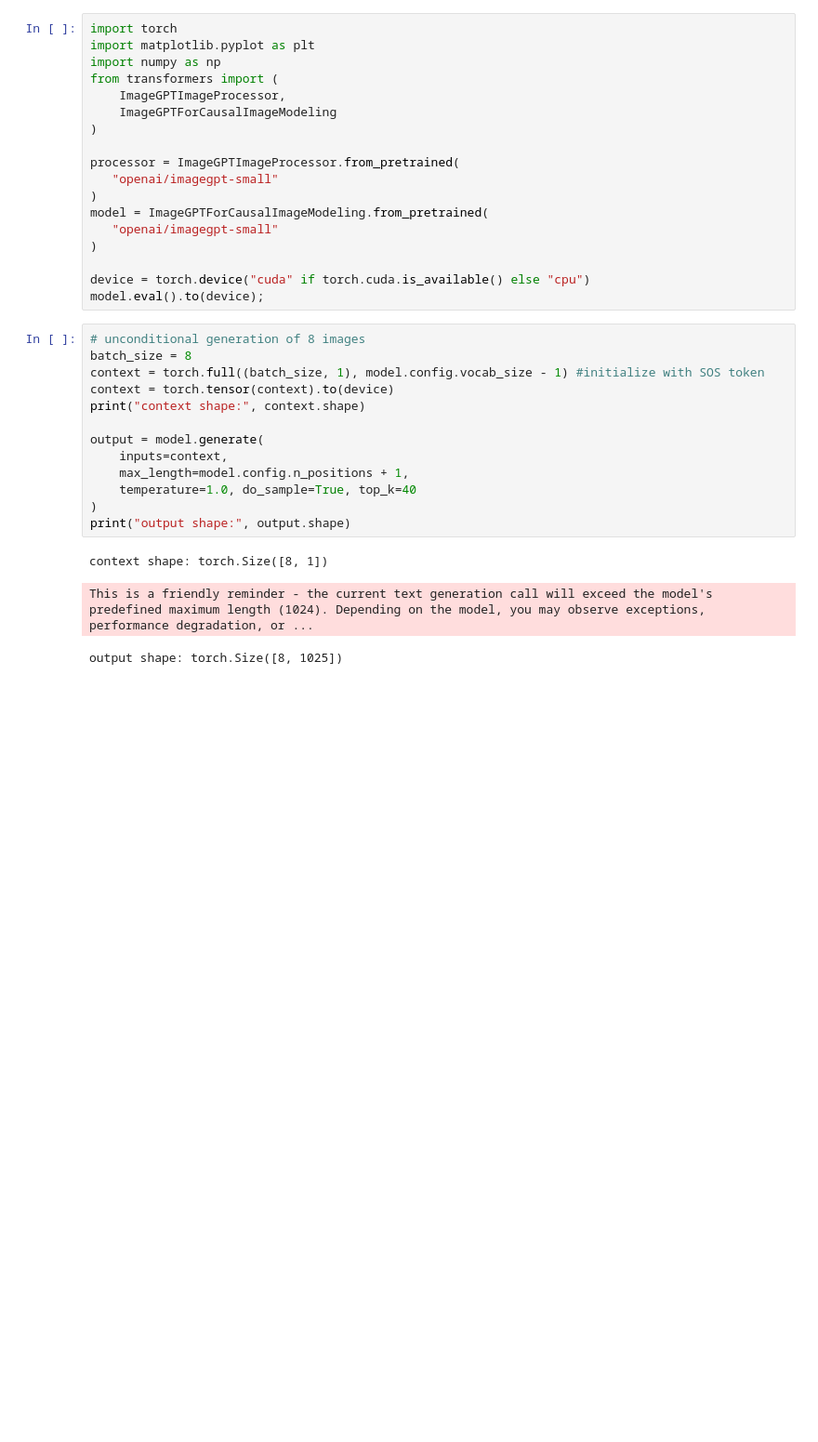
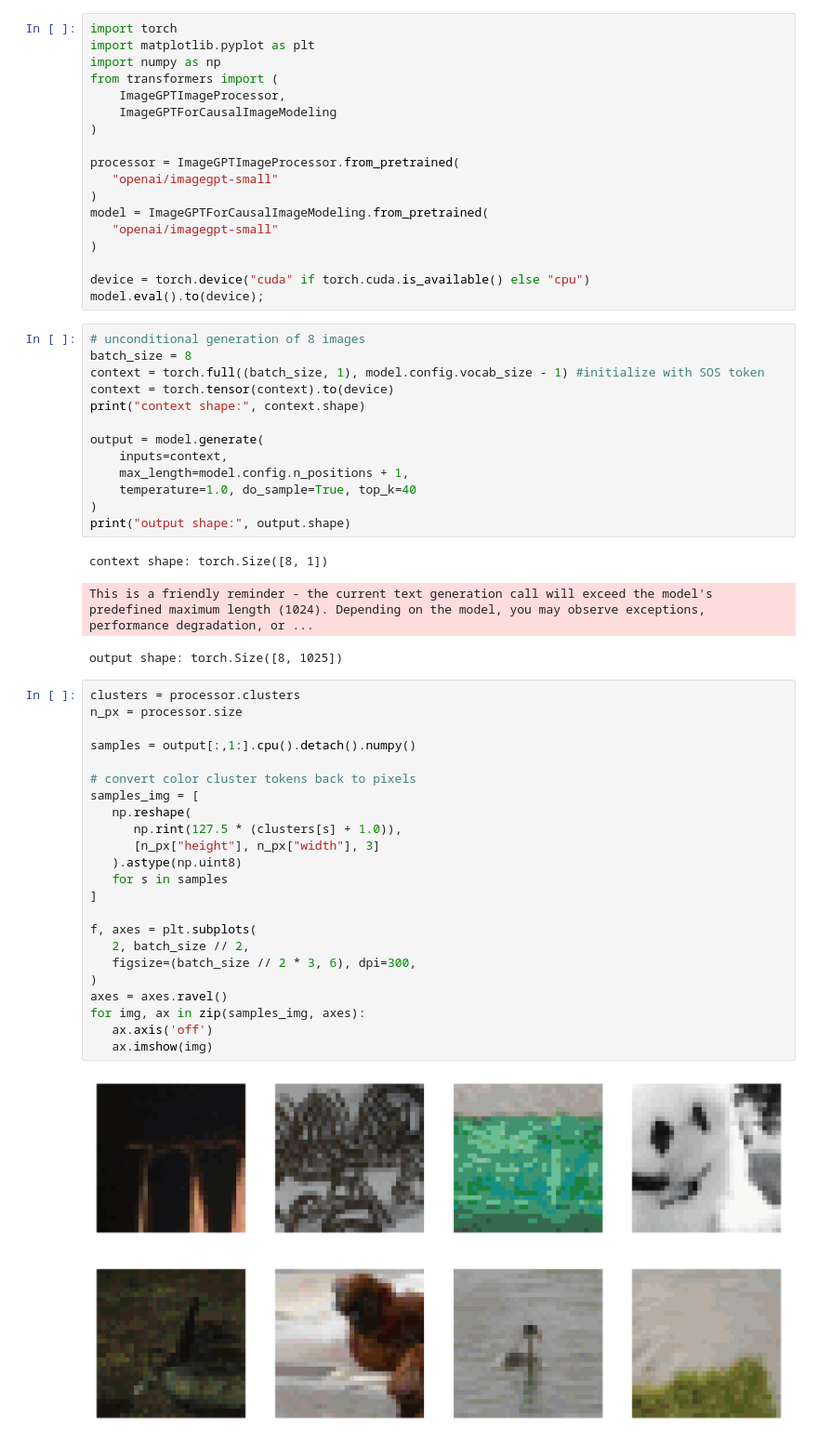
Before and after one commit to vmirly/GenAI-Hub, a Jupyter notebook: ImageGPT/imagegpt_huggingface_inference.ipynb, the cells around one changed output. Shown at 93% size. Saved outputs shown, nothing was run; the diff lists cells and outputs as text; blank space fills up the shorter version.

Commit message:
ImageGPT: visualize generated images

```diff
--- a/ImageGPT/imagegpt_huggingface_inference.ipynb
+++ b/ImageGPT/imagegpt_huggingface_inference.ipynb
@@ -55,3 +55,28 @@ print("output shape:", output.shape)
 context shape: torch.Size([8, 1])
 This is a friendly reminder - the current text generation call will exceed the model's predefined maximum length (1024). Depending on the model, you may observe exceptions, performance degradation, or ...
 output shape: torch.Size([8, 1025])
+# %%
+clusters = processor.clusters
+n_px = processor.size
+
+samples = output[:,1:].cpu().detach().numpy()
+
+# convert color cluster tokens back to pixels
+samples_img = [
+   np.reshape(
+      np.rint(127.5 * (clusters[s] + 1.0)),
+      [n_px["height"], n_px["width"], 3]
+   ).astype(np.uint8)
+   for s in samples
+]
+
+f, axes = plt.subplots(
+   2, batch_size // 2,
+   figsize=(batch_size // 2 * 3, 6), dpi=300,
+)
+axes = axes.ravel()
+for img, ax in zip(samples_img, axes):
+   ax.axis('off')
+   ax.imshow(img)
+# %% [output]
+[figure, added]
```
